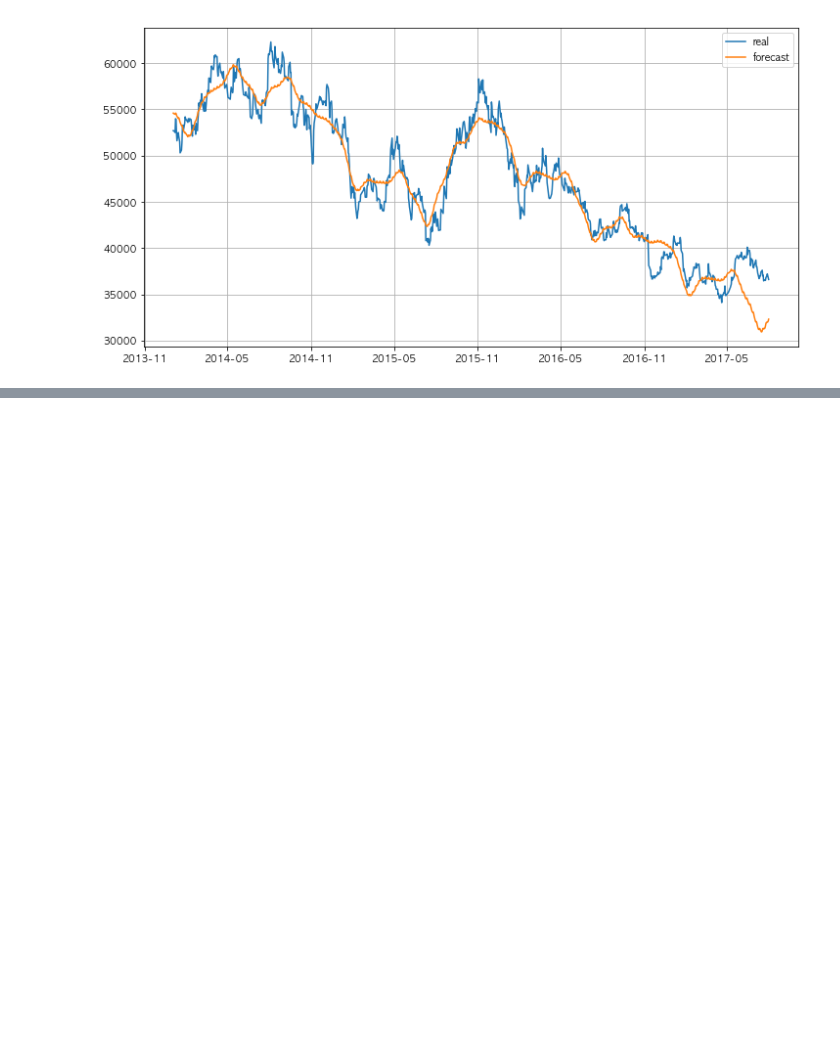
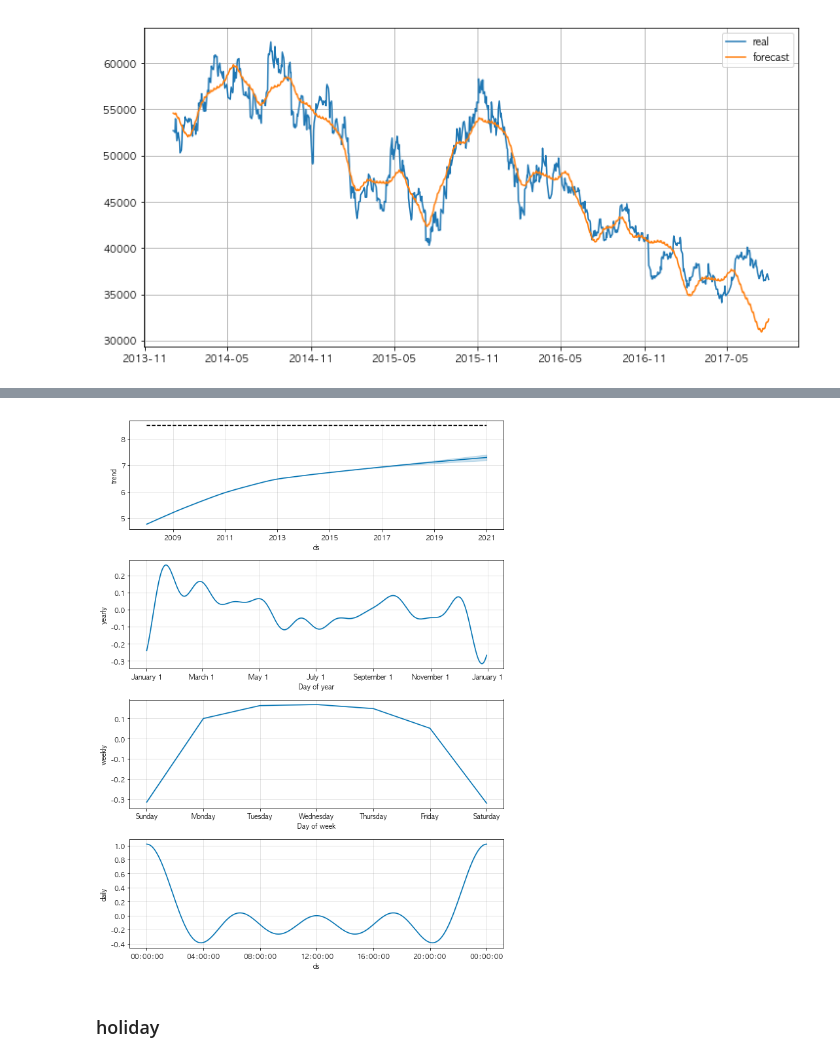
Before and after one commit to KimDoKy/DataScience, a Jupyter notebook: source_code/chap7. Time Series Data Handle.ipynb, the cells around one changed output, grey strips where cells are left out. Cells and saved outputs as stored; diff of their text form; code cells hidden in the pictures; blank space fills up the shorter version.

```diff
--- a/source_code/chap7. Time Series Data Handle.ipynb
+++ b/source_code/chap7. Time Series Data Handle.ipynb
@@ -333,0 +359,7 @@ plt.show()
+# %%
+forecast = m.predict(future)
+m.plot_components(forecast);
+# %% [output]
+[figure, added]
+# %% [markdown]
+### holiday
```
Also changed, not shown: parts of 14 cells of this notebook.
